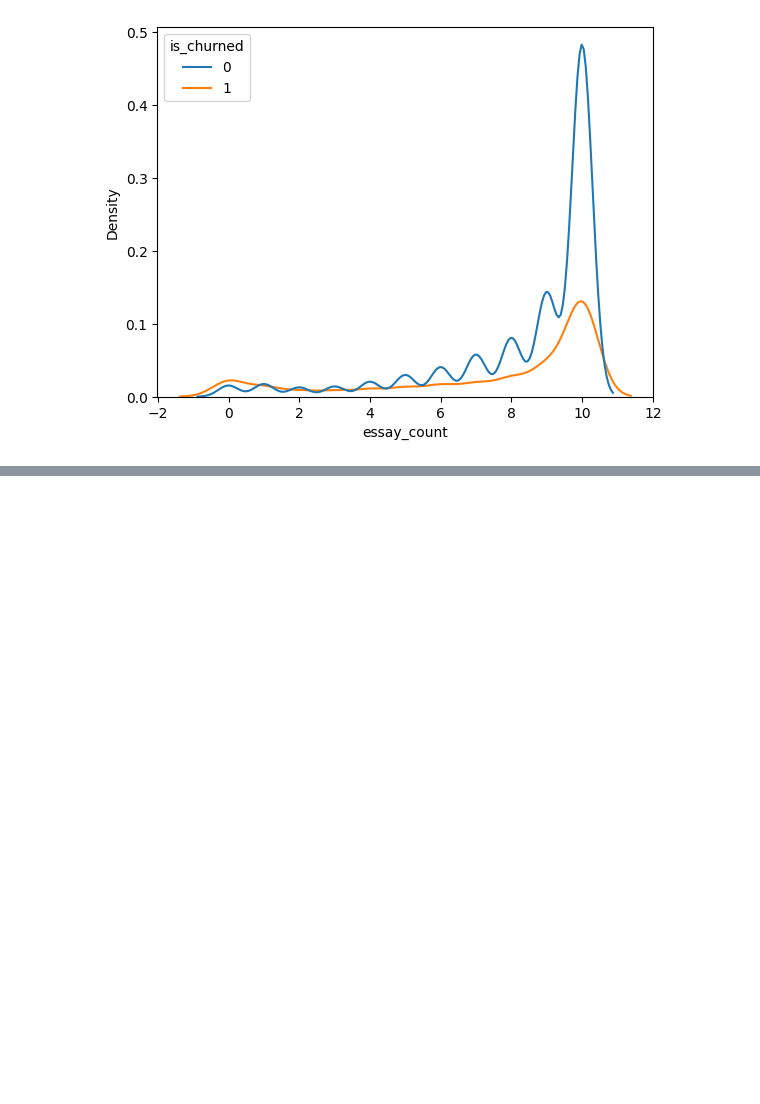
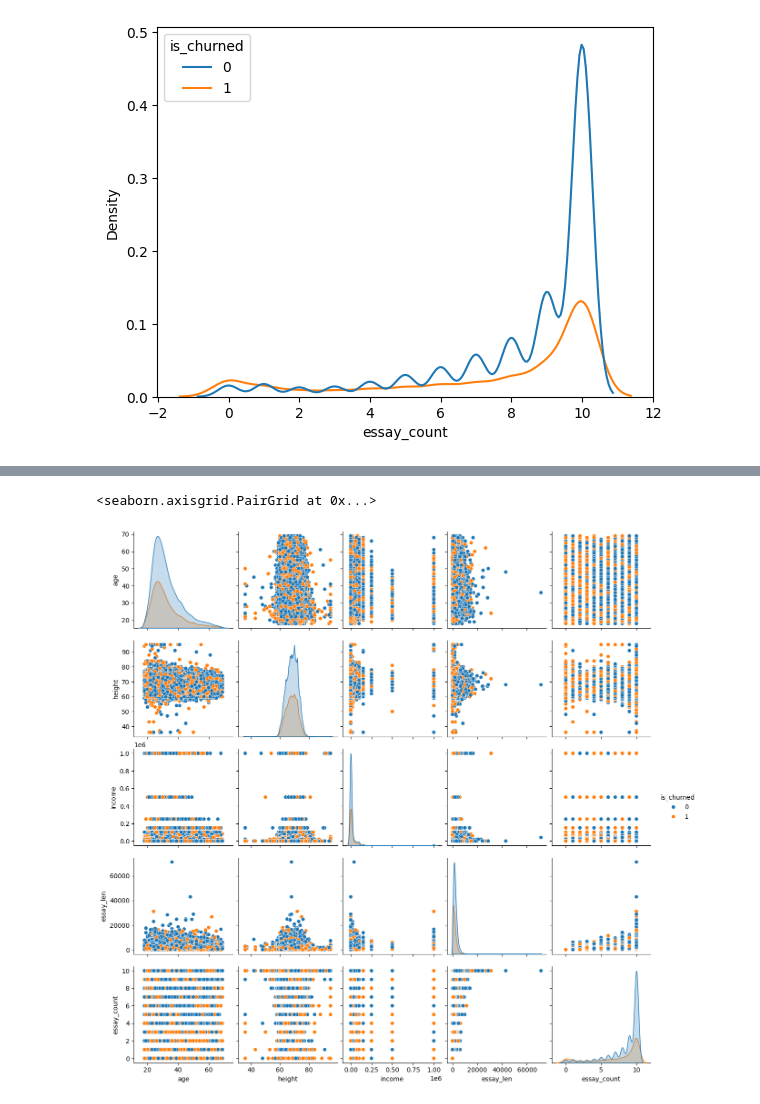
Before and after one commit to SKNETWORKS-FAMILY-AICAMP/SKN24-2nd-2Team, a Jupyter notebook: src/eda.ipynb, the cells around one changed output, grey strips where cells are left out. Drawn from its saved outputs; the diff is of its cells as text; code cells hidden in the pictures; blank space fills up the shorter version.

```diff
--- a/src/eda.ipynb
+++ b/src/eda.ipynb
@@ -161,0 +165,5 @@ sns.kdeplot(data=df, x="essay_count", hue="is_churned")
+# %%
+sns.pairplot(df, hue='is_churned')
+# %% [output]
+<seaborn.axisgrid.PairGrid at 0x...>
+[figure, added]
```
Also changed, not shown: parts of 2 cells of this notebook, 12 other files.
